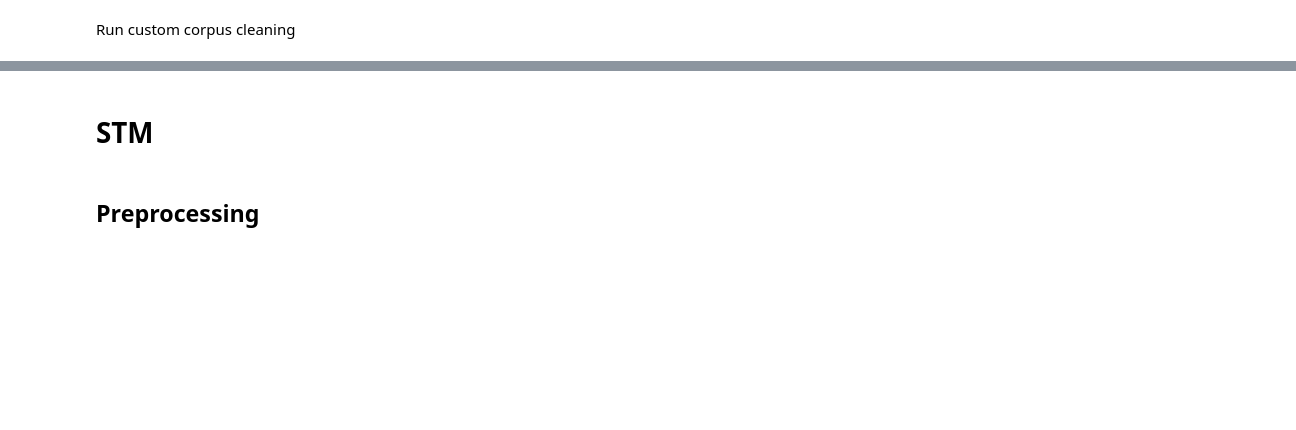
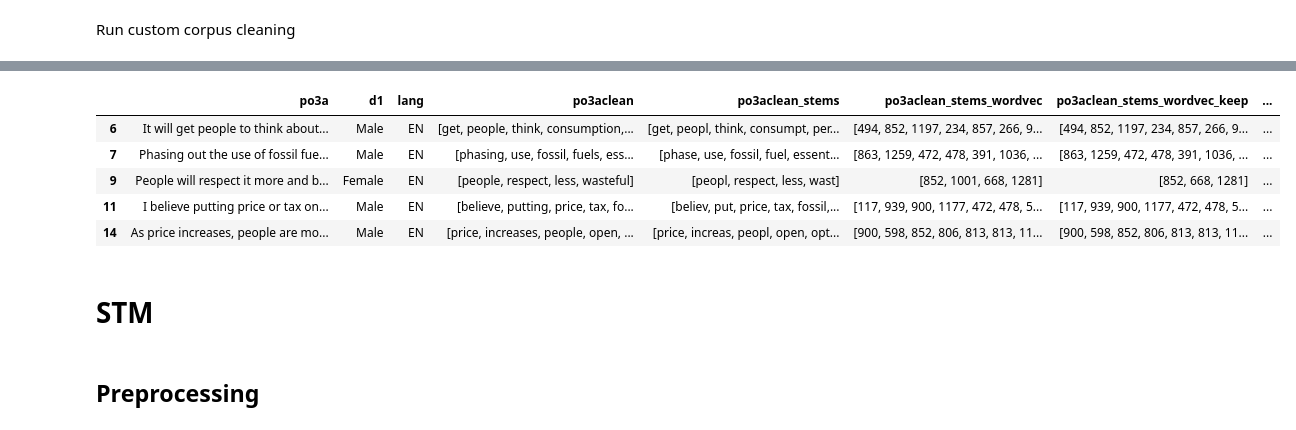
Before and after one commit to mptouzel/PuelmaTouzel_EDS_2024_carbontax, a Jupyter notebook: code/notebooks/stmpy_analysis.ipynb, the cells around one changed output, grey strips where cells are left out. Drawn from its saved outputs; the diff is of its cells as text; code cells hidden in the pictures; blank space fills up the shorter version.

Commit message:
added translation to cleaning; added stm plotting output

```diff
--- a/code/notebooks/stmpy_analysis.ipynb
+++ b/code/notebooks/stmpy_analysis.ipynb
@@ -56,7 +78,16 @@ True
 # %%
 from lib.lib import clean_corpus
+occurs_in_morethan=1
 wordfixfile='../../data/carbon_tax/CCOP_wave1_nonwords.csv'
-customclean_data=clean_corpus(data,carbon_tax_question,wordfixfile=wordfixfile)
+customclean_data=clean_corpus(resp_data,carbon_tax_question,wordfixfile=wordfixfile,occurs_in_morethan=occurs_in_morethan)
+customclean_data[0].head()
+# %% [output]
+|  | po3a | d1 | lang | po3aclean | po3aclean_stems | po3aclean_stems_wordvec | po3aclean_stems_wordvec_keep | ... |
+| 6 | It will get people to think about... | Male | EN | [get, people, think, consumption,... | [get, peopl, think, consumpt, per... | [494, 852, 1197, 234, 857, 266, 9... | [494, 852, 1197, 234, 857, 266, 9... | ... |
+| 7 | Phasing out the use of fossil fue... | Male | EN | [phasing, use, fossil, fuels, ess... | [phase, use, fossil, fuel, essent... | [863, 1259, 472, 478, 391, 1036, ... | [863, 1259, 472, 478, 391, 1036, ... | ... |
+| 9 | People will respect it more and b... | Female | EN | [people, respect, less, wasteful] | [peopl, respect, less, wast] | [852, 1001, 668, 1281] | [852, 668, 1281] | ... |
+| 11 | I believe putting price or tax on... | Male | EN | [believe, putting, price, tax, fo... | [believ, put, price, tax, fossil,... | [117, 939, 900, 1177, 472, 478, 5... | [117, 939, 900, 1177, 472, 478, 5... | ... |
+| 14 | As price increases, people are mo... | Male | EN | [price, increases, people, open, ... | [price, increas, peopl, open, opt... | [900, 598, 852, 806, 813, 813, 11... | [900, 598, 852, 806, 813, 813, 11... | ... |
 # %% [markdown]
 # STM
 # %% [markdown]
```
Also changed, not shown: parts of 23 cells of this notebook, 4 other files.
